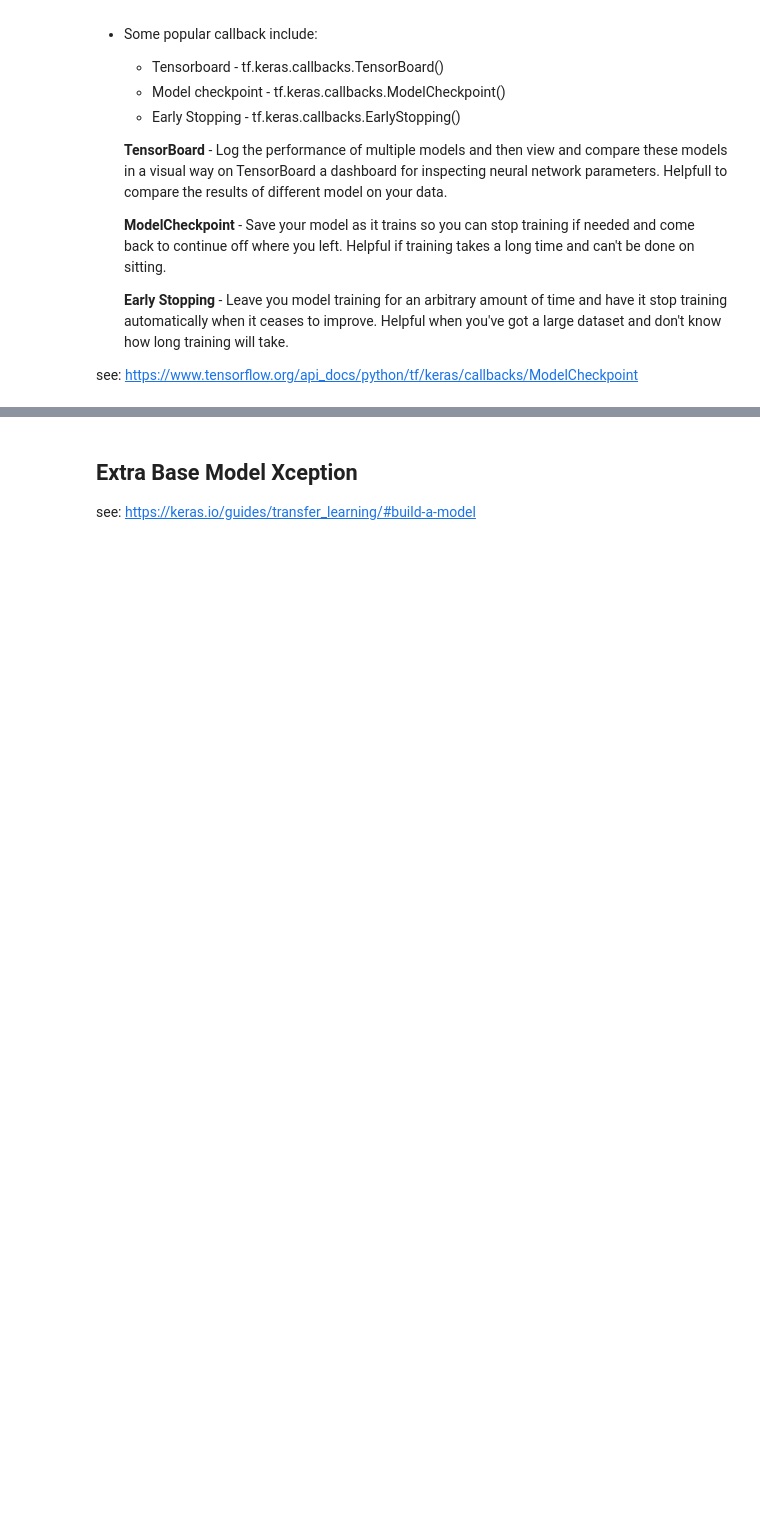
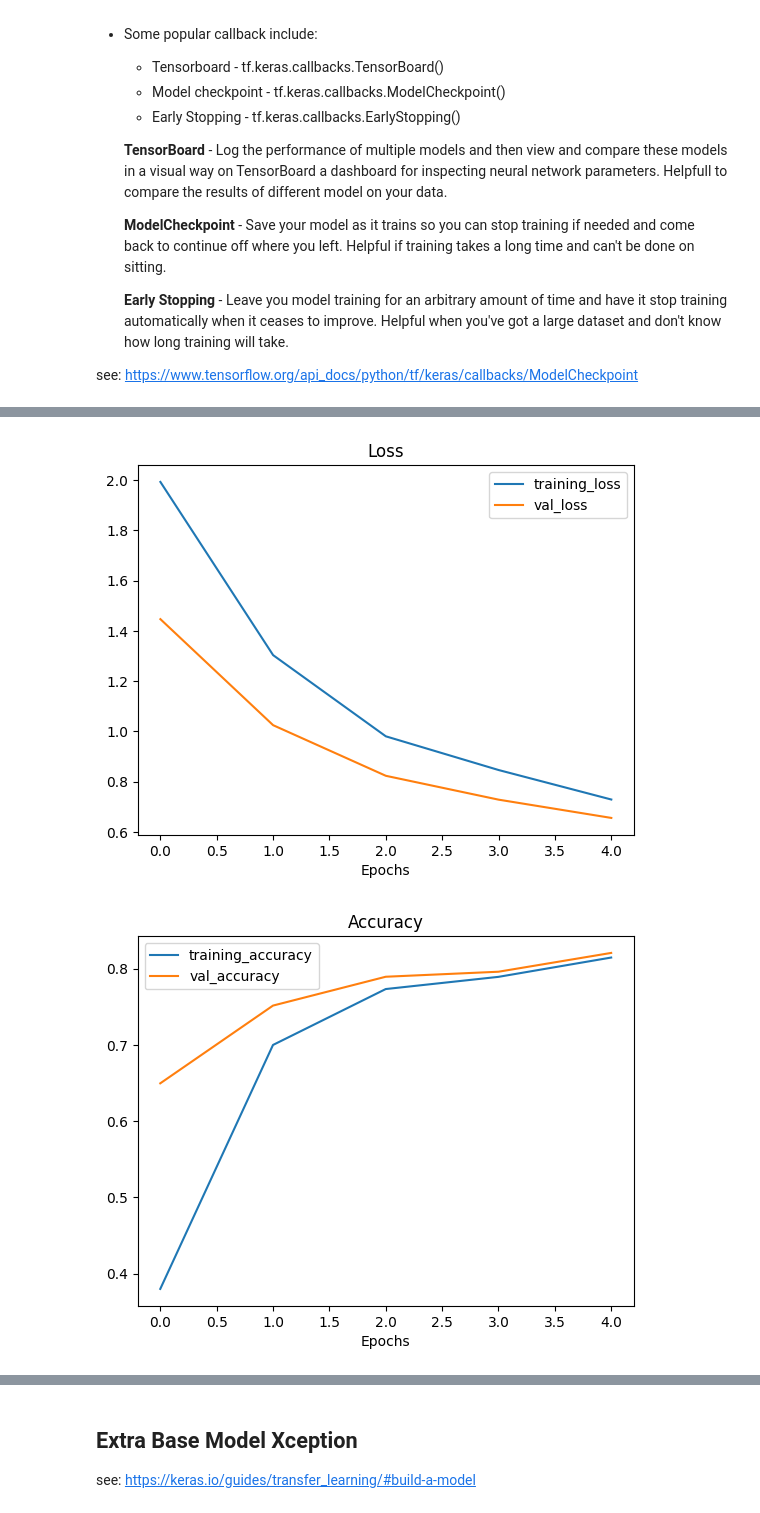
Before and after one commit to RobertoRosa7/curso-tensorflow, a Jupyter notebook: tensorflow_zero_to_master/transfer_learning_fine_tuning.ipynb, the cells around one changed output, grey strips where cells are left out. Drawn from its saved outputs; the diff is of its cells as text; code cells hidden in the pictures; blank space fills up the shorter version.

Commit message:
feat: model 3 fine-tuning with data augmentation and compare result history with another models

```diff
--- a/tensorflow_zero_to_master/transfer_learning_fine_tuning.ipynb
+++ b/tensorflow_zero_to_master/transfer_learning_fine_tuning.ipynb
@@ -719,7 +724,7 @@ data_augmentation = Sequential([
 input_shape = (224, 224, 3)
 
 # create a frozen base model (also called the backbone)
-base_model = tf.keras.applications.EfficientNet30(include_top=False)
+base_model = tf.keras.applications.EfficientNetB0(include_top=False)
 base_model.trainable = False
 
 # create the inputs and outptus (including the layers in between)
@@ -736,15 +741,6 @@ model_2 =  tf.keras.Model(inputs, outputs)
 model_2.compile(loss=tf.keras.losses.CategoricalCrossentropy(),
                 optimizer=tf.keras.optimizers.Adam(),
                 metrics=['accuracy'])
-
-# fit the model
-model_2.fit(train_data_10_percent,
-            epochs=5,
-            steps_per_epoch=len(train_data_10_percent),
-            validation_data=test_data,
-            validation_steps=int(0.25 * len(test_data)),
-            callbacks=[create_tensorboard_callback(dir_name=f'{TRANSFER_LEARNING_PATH}/tensorflow_hub',
-                                                                                    experiment_name='10_percent_data_aug')])
 # %% [markdown]
 ## Create a ModelCheckPoint callback
 
@@ -766,3 +762,29 @@ model_2.fit(train_data_10_percent,
     improve. Helpful when you've got a large dataset and don't know how long training will take.
 
 see: https://www.tensorflow.org/api_docs/python/tf/keras/callbacks/ModelCheckpoint
+# %%
+# set model check point path
+checkpoint_dir = f'{TRANSFER_LEARNING_PATH}/tensorflow_hub/10_percent_model_checkpoint_weight'
+os.makedirs(checkpoint_dir, exist_ok=True)
+checkpoint_path = f'{checkpoint_dir}/checkpoint.ckpt'
+
+# create a model checkpoint callback that saves the model's weights only
+model_checkpoint_callback = tf.keras.callbacks.ModelCheckpoint(filepath=checkpoint_path,
+                                                               save_weights_only=True,
+                                                               save_best_only=False,
+                                                               save_freq='epoch', # save every epoch
+                                                               monitor='val_accuracy',
+                                                               verbose=1)
+# %%
+
+# fit the model 2 with model check point callback
+initial_epoch = 5
+history_10_percent_data_aug = model_2.fit(train_data_10_percent,
+                                          epochs=initial_epoch,
+                                          validation_data=test_data,
+                                          validation_steps=int(0.25 * len(test_data)),
+                                          steps_per_epoch=len(train_data_10_percent),
+                                          callbacks=[
+                                            create_tensorboard_callback(dir_name=f'{TRANSFER_LEARNING_PATH}/tensorflow_hub',
+                                                                        experiment_name='10_percent_data_aug'),
+                                            model_checkpoint_callback])
@@ -768,0 +826,5 @@ see: https://www.tensorflow.org/api_docs/python/tf/keras/callbacks/ModelCheckpoi
+# %%
+plot_loss_curves(history_10_percent_data_aug)
+# %% [output]
+[figure, added]
+[figure, added]
```
Also changed, not shown: parts of 25 cells of this notebook.
